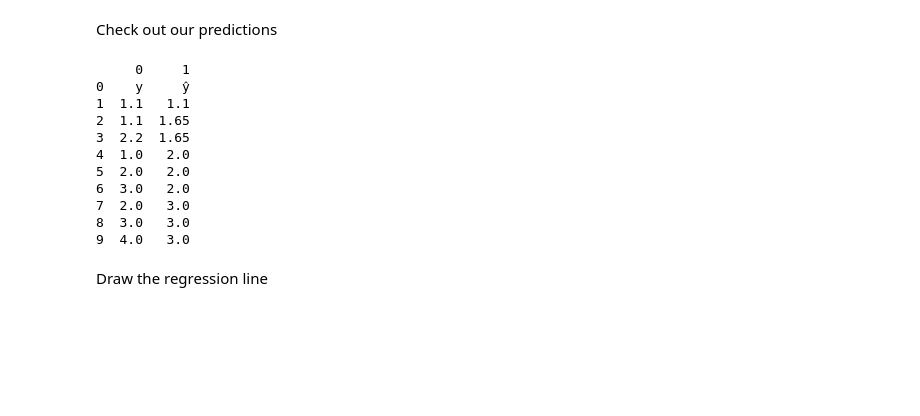
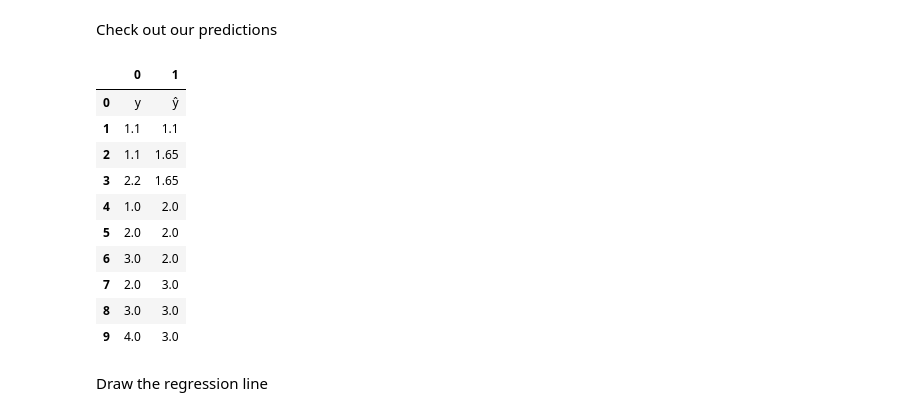
Before and after one commit to endsley/wuML, a Jupyter notebook: examples/NeuralNet/ipynb/basicRegression.ipynb, the cells around one changed output. Drawn from its saved outputs; the diff is of its cells as text; code cells hidden in the pictures; blank space fills up the shorter version.

```diff
--- a/examples/NeuralNet/ipynb/basicRegression.ipynb
+++ b/examples/NeuralNet/ipynb/basicRegression.ipynb
@@ -70,19 +70,19 @@ bNet.train(print_status=True)
 Check out our predictions
 # %%
 SR = wuml.summarize_regression_result(data.Y, Ŷ)
-print(SR.true_vs_predict(print_result=False))
+wuml.jupyter_print(SR.true_vs_predict(print_result=False))
 # %% [output]
-     0     1
-0    y     ŷ
-1  1.1   1.1
-2  1.1  1.65
-3  2.2  1.65
-4  1.0   2.0
-5  2.0   2.0
-6  3.0   2.0
-7  2.0   3.0
-8  3.0   3.0
-9  4.0   3.0
+|  | 0 | 1 |
+| 0 | y | ŷ |
+| 1 | 1.1 | 1.1 |
+| 2 | 1.1 | 1.65 |
+| 3 | 2.2 | 1.65 |
+| 4 | 1.0 | 2.0 |
+| 5 | 2.0 | 2.0 |
+| 6 | 3.0 | 2.0 |
+| 7 | 2.0 | 3.0 |
+| 8 | 3.0 | 3.0 |
+| 9 | 4.0 | 3.0 |
 # %% [markdown]
 Draw the regression line
 # %%
```
Also changed, not shown: parts of 3 cells of this notebook, 26 other files.
